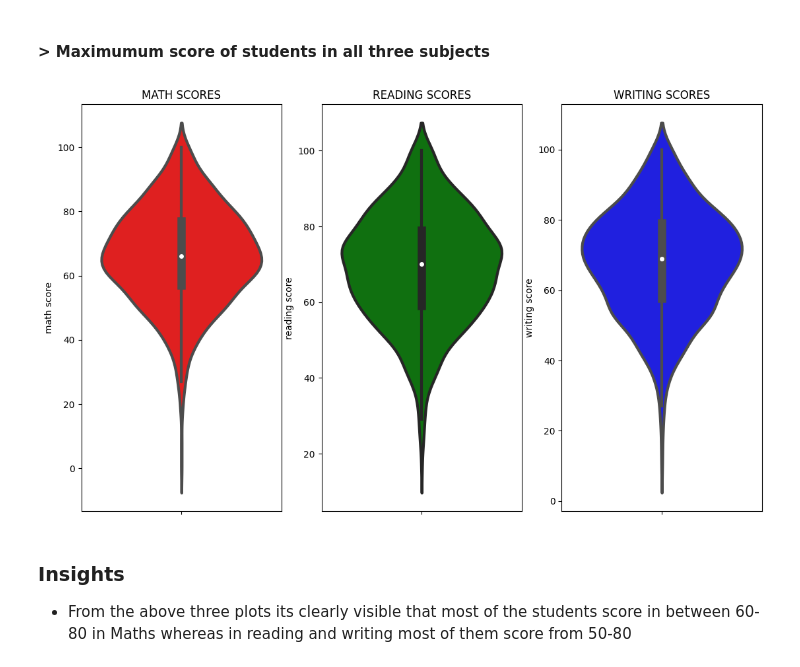
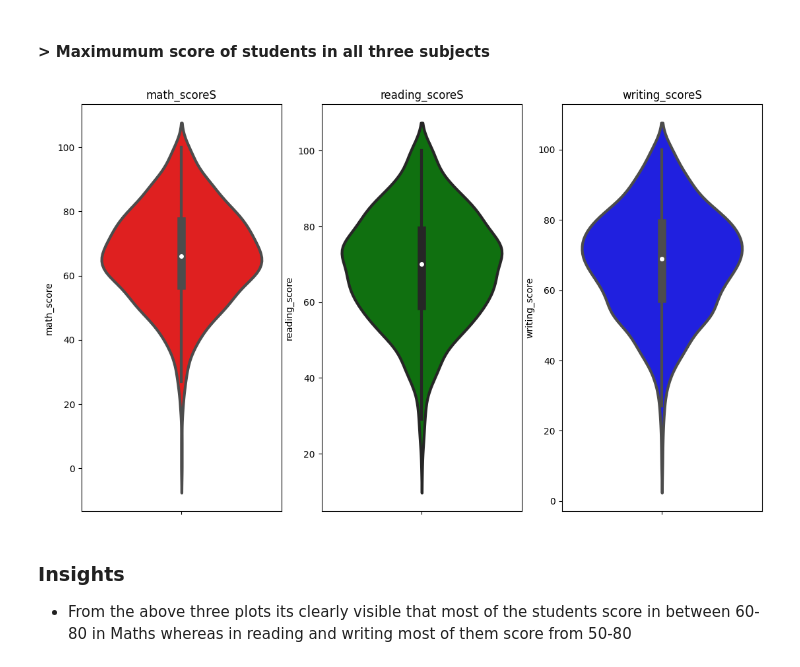
Before and after one commit to KanwalArora029/ml-projects, a Jupyter notebook: src/notebook/EDA STUDENT PERFORMANCE.ipynb, the cells around one changed output. Drawn from its saved outputs; the diff is of its cells as text; code cells hidden in the pictures.

```diff
--- a/src/notebook/EDA STUDENT PERFORMANCE.ipynb
+++ b/src/notebook/EDA STUDENT PERFORMANCE.ipynb
@@ -142,5 +142,5 @@ We have 5 categorical features : ['gender', 'race/ethnicity', 'parental level of
 # %%
-df_student['total score'] = df_student['math score'] + df_student['reading score'] + df_student['writing score']
-df_student['average'] = df_student['total score']/3
+df_student['total_score'] = df_student['math_score'] + df_student['reading_score'] + df_student['writing_score']
+df_student['average'] = df_student['total_score']/3
 df_student.head()
 # %% [output]
@@ -249,17 +249,17 @@ plt.show()
 # %%
 plt.figure(figsize=(18,8))
 plt.subplot(1, 4, 1)
-plt.title('MATH SCORES')
-sns.violinplot(y='math score',data=df_student,color='red',linewidth=3)
+plt.title('math_scoreS')
+sns.violinplot(y='math_score',data=df_student,color='red',linewidth=3)
 plt.subplot(1, 4, 2)
-plt.title('READING SCORES')
-sns.violinplot(y='reading score',data=df_student,color='green',linewidth=3)
+plt.title('reading_scoreS')
+sns.violinplot(y='reading_score',data=df_student,color='green',linewidth=3)
 plt.subplot(1, 4, 3)
-plt.title('WRITING SCORES')
-sns.violinplot(y='writing score',data=df_student,color='blue',linewidth=3)
+plt.title('writing_scoreS')
+sns.violinplot(y='writing_score',data=df_student,color='blue',linewidth=3)
 plt.show()
 # %% [output]
-[figure, old version]
+[figure, new version]
 # %% [markdown]
 ### Insights
 * From the above three plots its clearly visible that most of the students score in between 60-80 in Maths whereas in reading and writing most of them score from 50-80
```
Also changed, not shown: parts of 25 cells of this notebook, 18 other files.
